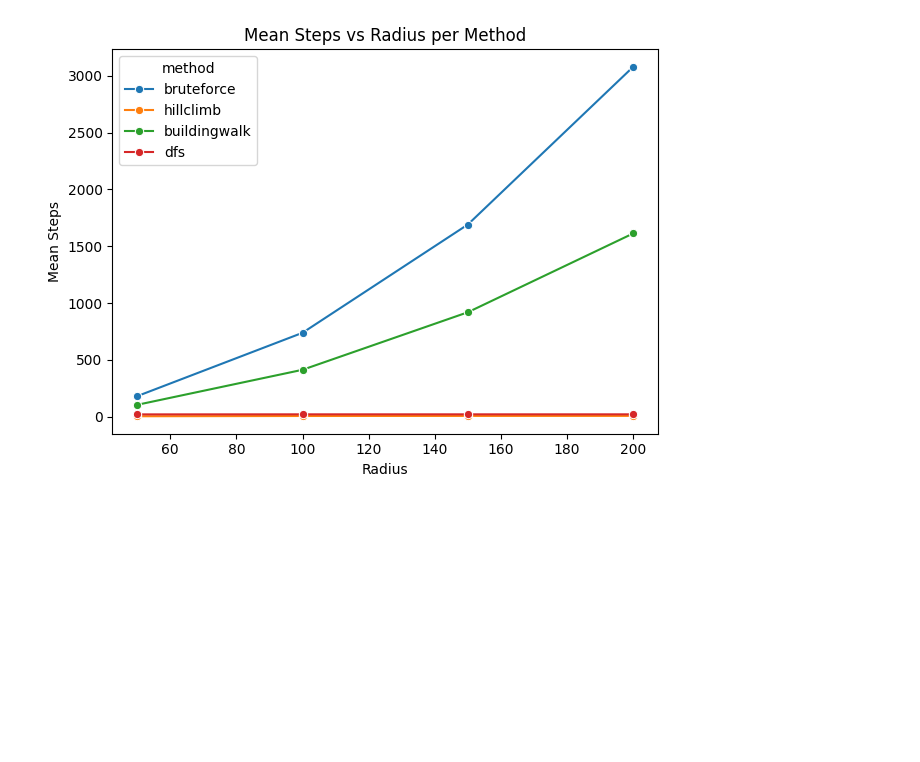
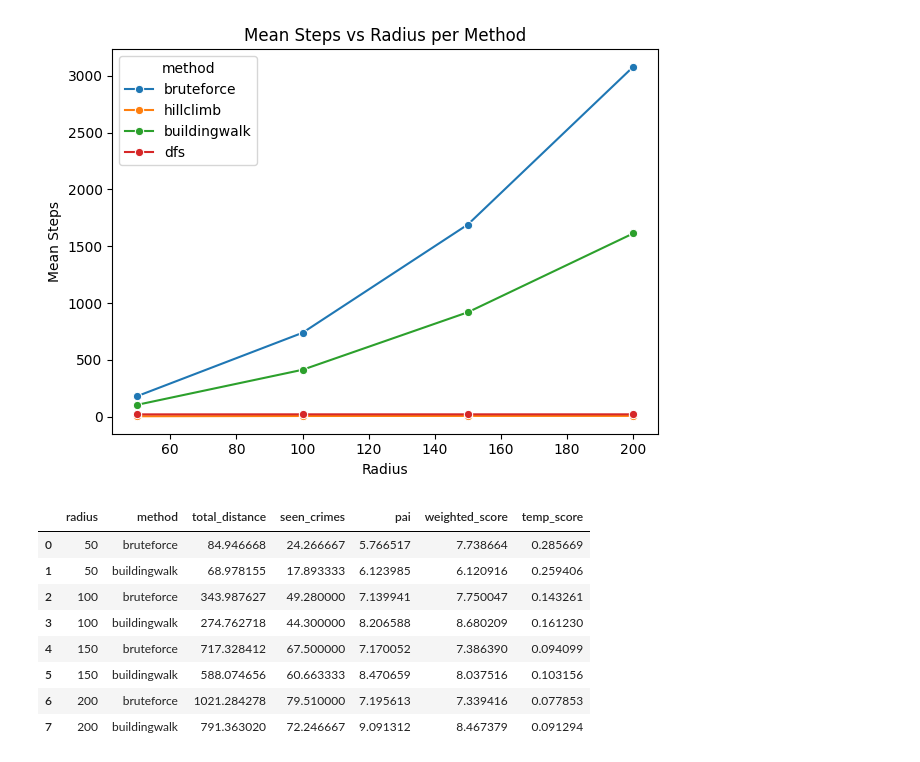
Before and after one commit to lewenhagen/AI_Enhanced_Method_for_Improved_CCTV_Camera_Placement, a Jupyter notebook: experiment-result.ipynb, the cells around one changed output. Saved outputs shown, nothing was run; the diff lists cells and outputs as text; code cells hidden in the pictures; blank space fills up the shorter version.

```diff
--- a/experiment-result.ipynb
+++ b/experiment-result.ipynb
@@ -180,11 +181,57 @@ plt.show()
 # %% [output]
 [figure]
 # %%
-# mean_steps = (
-#     df.groupby(["method", "radius"])["steps"]
-#       .mean()
-#       .reset_index()
-#       .sort_values(["method", "radius"])
+# Check mean total_distance by radius
+# Buil
+
+
+# plt.figure()
+
+# sns.lineplot(
+#     data=df,
+#     x="radius",
+#     y="total_distance",
+#     hue="method",
+#     estimator="mean",
+#     errorbar=None,
+#     marker="o"
 # )
 
-# print(mean_steps)
+# plt.xlabel("Radius")
+# plt.ylabel("Mean Steps")
+# plt.title("Mean Steps vs Radius per Method")
+# plt.tight_layout()
+# plt.show()
+
+
+# I think this works to see why building walk is "better".
+# Building walk catches more crimes in relation to the shorter distance
+#
+
+filtered_df = df[
+    (df["method"].isin(["buildingwalk", "bruteforce"])) &
+    (df["dist_weight"] == 0.0)
+]
+#  "area",
+#"best_score"
+mean_df = (
+    filtered_df.groupby(["radius", "method"])[["total_distance", "seen_crimes", "pai", "weighted_score"]]
+      .mean()
+      .reset_index()
+)
+
+mean_df["temp_score"] = (
+    mean_df["seen_crimes"] / mean_df["total_distance"]
+)
+
+mean_df
+# %% [output]
+|  | radius | method | total_distance | seen_crimes | pai | weighted_score | temp_score |
+| 0 | 50 | bruteforce | 84.946668 | 24.266667 | 5.766517 | 7.738664 | 0.285669 |
+| 1 | 50 | buildingwalk | 68.978155 | 17.893333 | 6.123985 | 6.120916 | 0.259406 |
+| 2 | 100 | bruteforce | 343.987627 | 49.280000 | 7.139941 | 7.750047 | 0.143261 |
+| 3 | 100 | buildingwalk | 274.762718 | 44.300000 | 8.206588 | 8.680209 | 0.161230 |
+| 4 | 150 | bruteforce | 717.328412 | 67.500000 | 7.170052 | 7.386390 | 0.094099 |
+| 5 | 150 | buildingwalk | 588.074656 | 60.663333 | 8.470659 | 8.037516 | 0.103156 |
+| 6 | 200 | bruteforce | 1021.284278 | 79.510000 | 7.195613 | 7.339416 | 0.077853 |
+| 7 | 200 | buildingwalk | 791.363020 | 72.246667 | 9.091312 | 8.467379 | 0.091294 |
```
Also changed, not shown: parts of 5 cells of this notebook.
